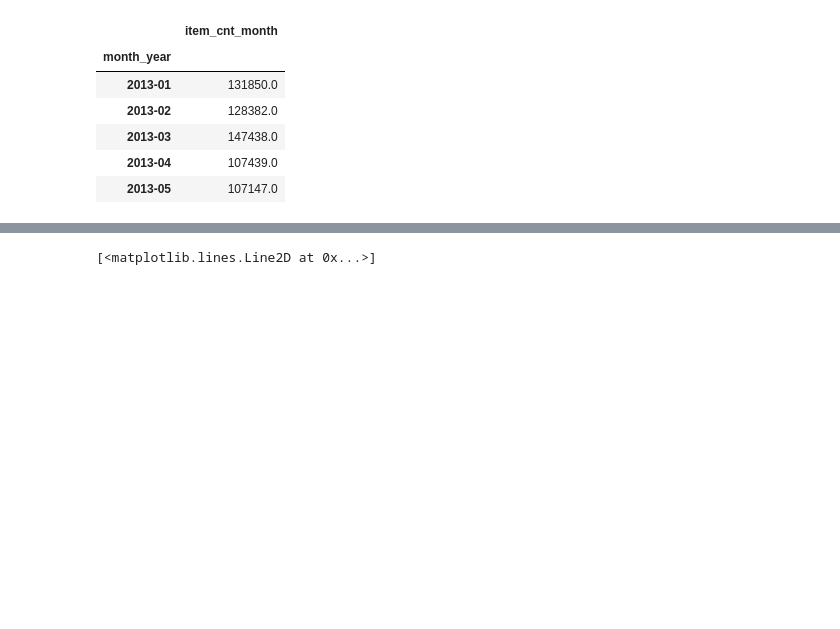
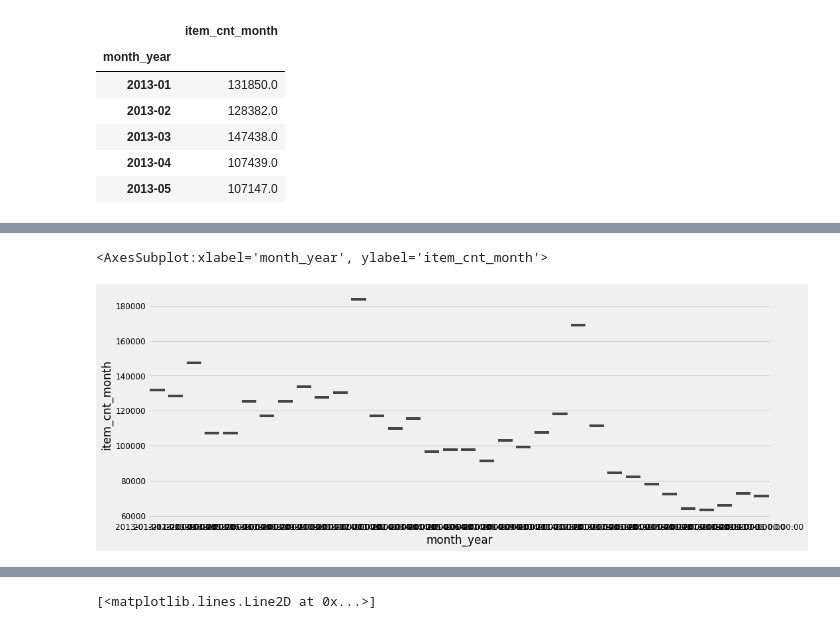
Before and after one commit to melwinmpk/Predict_Future_Sales, a Jupyter notebook: Notebook/Untitled.ipynb, the cells around one changed output, grey strips where cells are left out. Saved outputs shown, nothing was run; the diff lists cells and outputs as text; code cells hidden in the pictures; blank space fills up the shorter version.

```diff
--- a/Notebook/Untitled.ipynb
+++ b/Notebook/Untitled.ipynb
@@ -113,0 +171,2 @@ pyplot.show()
+# %%
+y.dropna(how='all',inplace=True)
@@ -114,6 +177,9 @@ pyplot.show()
 # %%
 fig, ax = plt.subplots(figsize=(15,6))
-sns.boxplot(y.item_cnt_month.index.month_year, y.item_cnt_month, ax=ax)
+sns.boxplot(y.item_cnt_month.index, y.item_cnt_month, ax=ax)
+# %% [output]
+<AxesSubplot:xlabel='month_year', ylabel='item_cnt_month'>
+[figure, added]
 # %%
 from pylab import rcParams
 import statsmodels.api as sm
```
Also changed, not shown: parts of 46 cells of this notebook.
